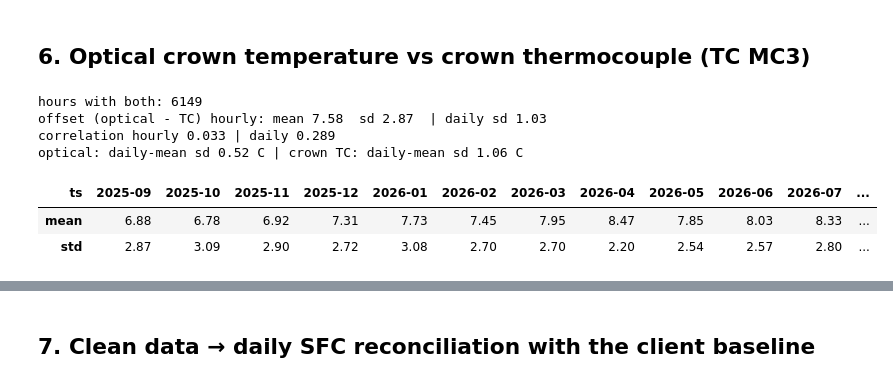
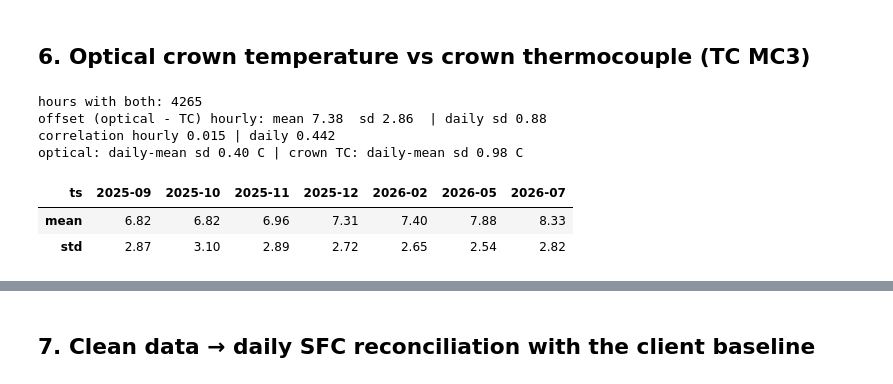
Before and after one commit to Sakthiskumar-A/PGP_ptm_analysis, a Jupyter notebook: notebooks/01_data_audit.ipynb, the cells around one changed output, grey strips where cells are left out. Saved outputs shown, nothing was run; the diff lists cells and outputs as text; code cells hidden in the pictures.

```diff
--- a/notebooks/01_data_audit.ipynb
+++ b/notebooks/01_data_audit.ipynb
@@ -169,22 +169,22 @@ Melter boost most common 15-min values: {76.4: 10500, 76.3: 9945, 76.5: 4767, 95
 ## 6. Optical crown temperature vs crown thermocouple (TC MC3)
 # %%
 q = dp.clean_15min()          # applies all cleaning rules + adds 15-min crown TC
-h = q[['opt_temp','crown_tc']].resample('h').mean().dropna()
+h = q.loc[q.opt_hour_ok, ['opt_temp','crown_tc']].resample('h').mean().dropna()   # only hours whose optical time stamp is trustworthy (nb02)
 h['offset'] = h.opt_temp - h.crown_tc
 dd = h.resample('D').mean().dropna()
 print('hours with both:', len(h))
 print('offset (optical - TC) hourly: mean %.2f  sd %.2f  | daily sd %.2f' % (h.offset.mean(), h.offset.std(), dd.offset.std()))
 print('correlation hourly %.3f | daily %.3f' % (h.opt_temp.corr(h.crown_tc), dd.opt_temp.corr(dd.crown_tc)))
 print('optical: daily-mean sd %.2f C | crown TC: daily-mean sd %.2f C' % (dd.opt_temp.std(), dd.crown_tc.std()))
 h.offset.groupby(h.index.to_period('M')).agg(['mean','std']).round(2).T
 # %% [output]
-hours with both: 6149
-offset (optical - TC) hourly: mean 7.58  sd 2.87  | daily sd 1.03
-correlation hourly 0.033 | daily 0.289
-optical: daily-mean sd 0.52 C | crown TC: daily-mean sd 1.06 C
+hours with both: 4265
+offset (optical - TC) hourly: mean 7.38  sd 2.86  | daily sd 0.88
+correlation hourly 0.015 | daily 0.442
+optical: daily-mean sd 0.40 C | crown TC: daily-mean sd 0.98 C
-| ts | 2025-09 | 2025-10 | 2025-11 | 2025-12 | 2026-01 | 2026-02 | 2026-03 | 2026-04 | 2026-05 | 2026-06 | 2026-07 | ... |
-| mean | 6.88 | 6.78 | 6.92 | 7.31 | 7.73 | 7.45 | 7.95 | 8.47 | 7.85 | 8.03 | 8.33 | ... |
-| std | 2.87 | 3.09 | 2.90 | 2.72 | 3.08 | 2.70 | 2.70 | 2.20 | 2.54 | 2.57 | 2.80 | ... |
+| ts | 2025-09 | 2025-10 | 2025-11 | 2025-12 | 2026-02 | 2026-05 | 2026-07 |
+| mean | 6.82 | 6.82 | 6.96 | 7.31 | 7.40 | 7.88 | 8.33 |
+| std | 2.87 | 3.10 | 2.89 | 2.72 | 2.65 | 2.54 | 2.82 |
 # %%
 fig, ax = plt.subplots(2, 1, figsize=(10, 5.6), sharex=True)
 ax[0].plot(dd.index, dd.opt_temp, color=BLUE, label='Optical (pyrometer)')
```
Also changed, not shown: parts of 8 cells of this notebook, 11 other files.
